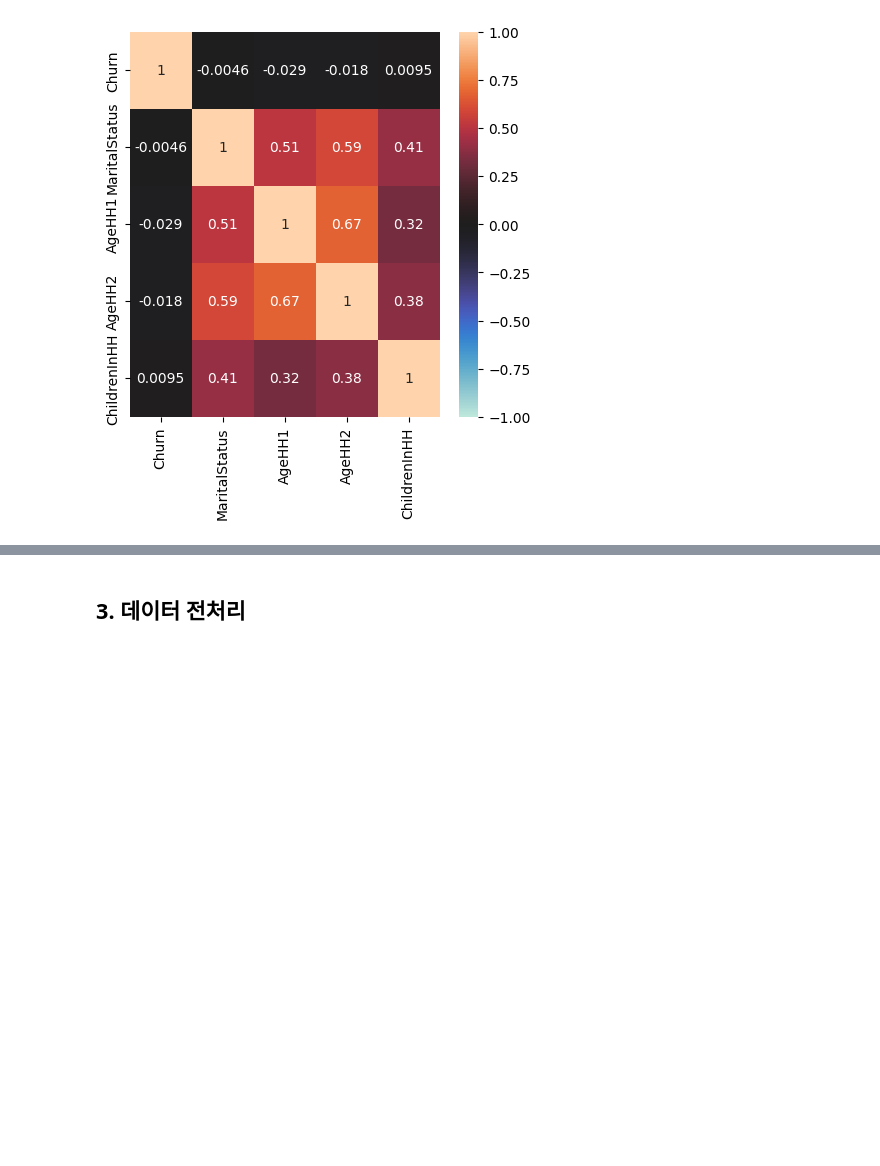
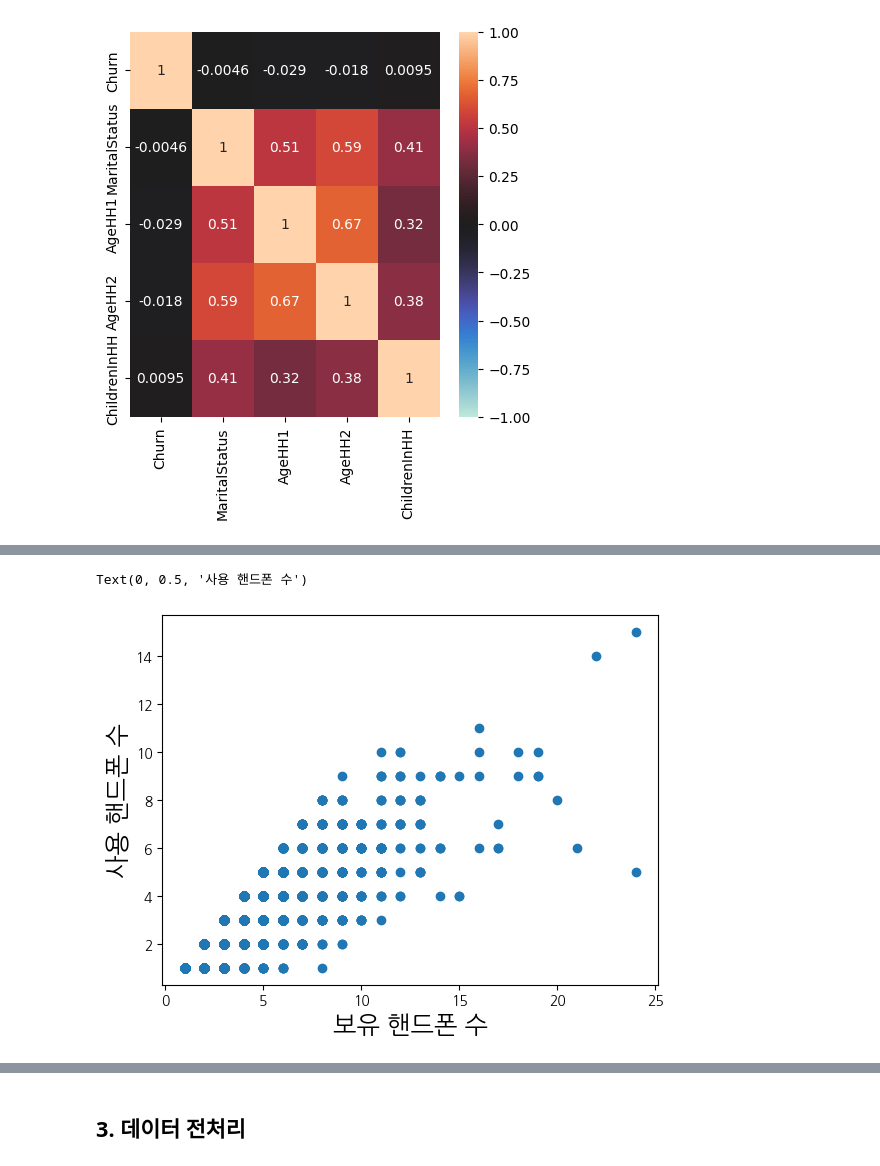
Before and after one commit to SKNETWORKS-FAMILY-AICAMP/SKN07-2nd-2Team, a Jupyter notebook: 20241216.ipynb, the cells around one changed output, grey strips where cells are left out. Saved outputs shown, nothing was run; the diff lists cells and outputs as text; code cells hidden in the pictures; blank space fills up the shorter version.

```diff
--- a/20241216.ipynb
+++ b/20241216.ipynb
@@ -303,0 +376,9 @@ sns.heatmap(df_corr, vmax=1, vmin=-1, center=0, annot=True)
+# %%
+plt.rcParams['font.family'] = 'NanumGothic' # 폰트 지정 (나눔고딕)
+# %%
+plt.scatter(df_encoding['Handsets'] , y=df_encoding['HandsetModels'])
+plt.xlabel('보유 핸드폰 수', fontsize=18)
+plt.ylabel('사용 핸드폰 수', fontsize=18)
+# %% [output]
+Text(0, 0.5, '사용 핸드폰 수')
+[figure, added]
```
Also changed, not shown: parts of 20 cells of this notebook.
